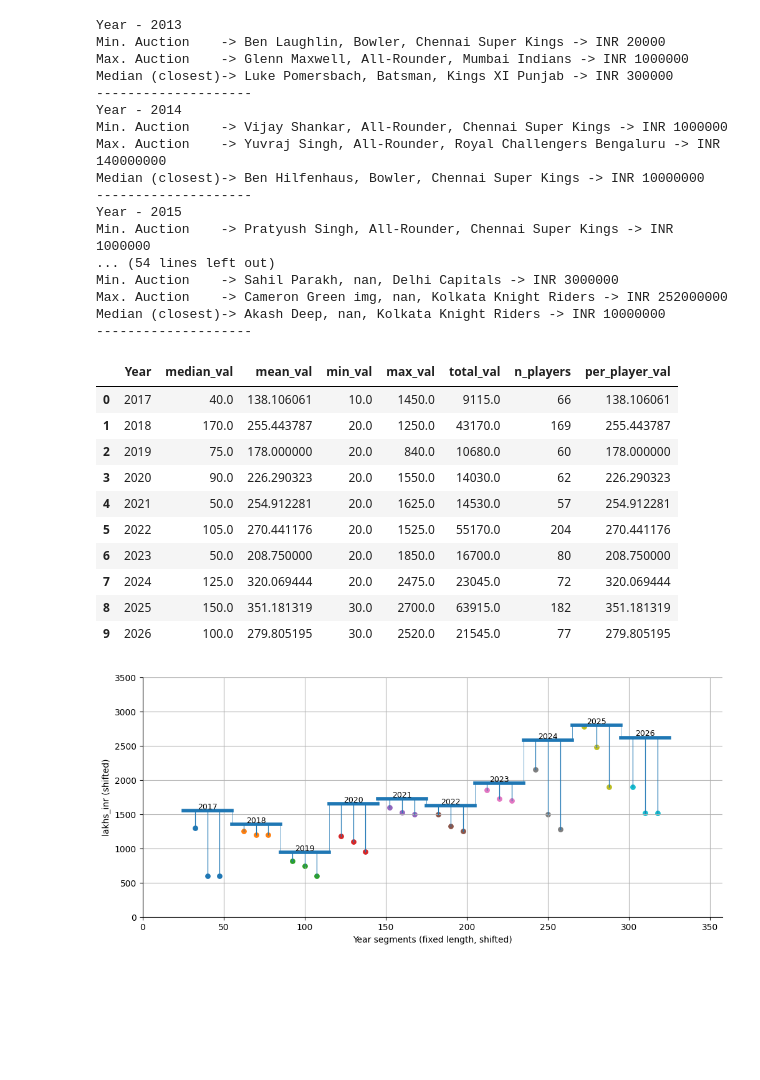
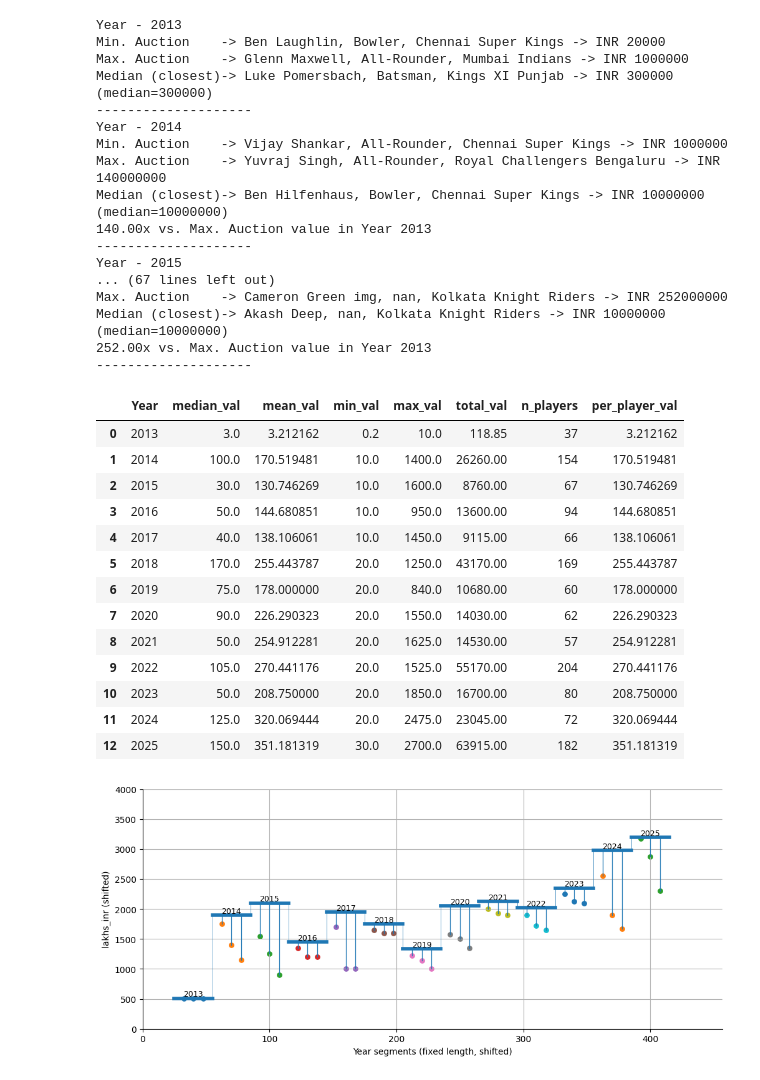
Before and after one commit to debatreyo/IPL-Auctions, a Jupyter notebook: notebooks/viz.ipynb, the cells around one changed output. Cells and saved outputs as stored; diff of their text form; code cells hidden in the pictures; blank space fills up the shorter version.

```diff
--- a/notebooks/viz.ipynb
+++ b/notebooks/viz.ipynb
@@ -19,8 +22,11 @@ df = data.copy()
 # %%
 years = sorted(df["Year"].unique())
 
+base_year = years[0]
+base_year_max = df.loc[df["Year"] == base_year, "Value"].max()
+
 for y in years:
-    sub_df = df[df["Year"] == y].copy()
+    sub_df = df.loc[df["Year"] == y].copy()
 
     # Min
     min_idx = sub_df["Value"].idxmin()
@@ -36,33 +42,38 @@ for y in years:
     max_player_role = sub_df.loc[max_idx, "Role"]
     max_player_team = sub_df.loc[max_idx, "Team"]
 
-    # Median (pick closest value to median)
+    # Median (pick closest player to median)
     median_auction = sub_df["Value"].median()
     median_idx = (sub_df["Value"] - median_auction).abs().idxmin()
     median_player = sub_df.loc[median_idx, "Player"]
     median_player_role = sub_df.loc[median_idx, "Role"]
     median_player_team = sub_df.loc[median_idx, "Team"]
+    median_player_value = sub_df.loc[median_idx, "Value"]  # <-- closest player's actual value
 
     print(f"Year - {y}")
     print(f"Min. Auction    -> {min_player}, {min_player_role}, {min_player_team} -> INR {min_auction:.0f}")
     print(f"Max. Auction    -> {max_player}, {max_player_role}, {max_player_team} -> INR {max_auction:.0f}")
-    print(f"Median (closest)-> {median_player}, {median_player_role}, {median_player_team} -> INR {median_auction:.0f}")
+    print(f"Median (closest)-> {median_player}, {median_player_role}, {median_player_team} -> INR {median_player_value:.0f} (median={median_auction:.0f})")
+
+    if y != base_year:
+        print(f"{(max_auction / base_year_max):.2f}x vs. Max. Auction value in Year {base_year}")
+
     print("--" * 10)
 # %% [output]
 Year - 2013
 Min. Auction    -> Ben Laughlin, Bowler, Chennai Super Kings -> INR 20000
 Max. Auction    -> Glenn Maxwell, All-Rounder, Mumbai Indians -> INR 1000000
-Median (closest)-> Luke Pomersbach, Batsman, Kings XI Punjab -> INR 300000
+Median (closest)-> Luke Pomersbach, Batsman, Kings XI Punjab -> INR 300000 (median=300000)
 --------------------
 Year - 2014
 Min. Auction    -> Vijay Shankar, All-Rounder, Chennai Super Kings -> INR 1000000
 Max. Auction    -> Yuvraj Singh, All-Rounder, Royal Challengers Bengaluru -> INR 140000000
-Median (closest)-> Ben Hilfenhaus, Bowler, Chennai Super Kings -> INR 10000000
+Median (closest)-> Ben Hilfenhaus, Bowler, Chennai Super Kings -> INR 10000000 (median=10000000)
+140.00x vs. Max. Auction value in Year 2013
 --------------------
 Year - 2015
-Min. Auction    -> Pratyush Singh, All-Rounder, Chennai Super Kings -> INR 1000000
-... (54 lines left out)
-Min. Auction    -> Sahil Parakh, nan, Delhi Capitals -> INR 3000000
+... (67 lines left out)
 Max. Auction    -> Cameron Green img, nan, Kolkata Knight Riders -> INR 252000000
-Median (closest)-> Akash Deep, nan, Kolkata Knight Riders -> INR 10000000
+Median (closest)-> Akash Deep, nan, Kolkata Knight Riders -> INR 10000000 (median=10000000)
+252.00x vs. Max. Auction value in Year 2013
 --------------------
@@ -72,7 +80,8 @@ df["Value Lakh"] = df["Value"] / 100000
 # %%
-year_start = 2017
+year_start = 2013
+year_end = 2025
 
-df2 = df[df["Year"]>=year_start]
+df2 = df[(df["Year"]>=year_start) & (df["Year"]<=year_end)]
 # %%
 
 df_group = df2.groupby(by=["Year"], as_index=False).agg(
@@ -89,19 +98,22 @@ df_group["per_player_val"] = df_group["total_val"]/df_group["n_players"]
 df_group
 # %% [output]
 |  | Year | median_val | mean_val | min_val | max_val | total_val | n_players | per_player_val |
-| 0 | 2017 | 40.0 | 138.106061 | 10.0 | 1450.0 | 9115.0 | 66 | 138.106061 |
-| 1 | 2018 | 170.0 | 255.443787 | 20.0 | 1250.0 | 43170.0 | 169 | 255.443787 |
-| 2 | 2019 | 75.0 | 178.000000 | 20.0 | 840.0 | 10680.0 | 60 | 178.000000 |
-| 3 | 2020 | 90.0 | 226.290323 | 20.0 | 1550.0 | 14030.0 | 62 | 226.290323 |
-| 4 | 2021 | 50.0 | 254.912281 | 20.0 | 1625.0 | 14530.0 | 57 | 254.912281 |
-| 5 | 2022 | 105.0 | 270.441176 | 20.0 | 1525.0 | 55170.0 | 204 | 270.441176 |
-| 6 | 2023 | 50.0 | 208.750000 | 20.0 | 1850.0 | 16700.0 | 80 | 208.750000 |
-| 7 | 2024 | 125.0 | 320.069444 | 20.0 | 2475.0 | 23045.0 | 72 | 320.069444 |
-| 8 | 2025 | 150.0 | 351.181319 | 30.0 | 2700.0 | 63915.0 | 182 | 351.181319 |
-| 9 | 2026 | 100.0 | 279.805195 | 30.0 | 2520.0 | 21545.0 | 77 | 279.805195 |
+| 0 | 2013 | 3.0 | 3.212162 | 0.2 | 10.0 | 118.85 | 37 | 3.212162 |
+| 1 | 2014 | 100.0 | 170.519481 | 10.0 | 1400.0 | 26260.00 | 154 | 170.519481 |
+| 2 | 2015 | 30.0 | 130.746269 | 10.0 | 1600.0 | 8760.00 | 67 | 130.746269 |
+| 3 | 2016 | 50.0 | 144.680851 | 10.0 | 950.0 | 13600.00 | 94 | 144.680851 |
+| 4 | 2017 | 40.0 | 138.106061 | 10.0 | 1450.0 | 9115.00 | 66 | 138.106061 |
+| 5 | 2018 | 170.0 | 255.443787 | 20.0 | 1250.0 | 43170.00 | 169 | 255.443787 |
+| 6 | 2019 | 75.0 | 178.000000 | 20.0 | 840.0 | 10680.00 | 60 | 178.000000 |
+| 7 | 2020 | 90.0 | 226.290323 | 20.0 | 1550.0 | 14030.00 | 62 | 226.290323 |
+| 8 | 2021 | 50.0 | 254.912281 | 20.0 | 1625.0 | 14530.00 | 57 | 254.912281 |
+| 9 | 2022 | 105.0 | 270.441176 | 20.0 | 1525.0 | 55170.00 | 204 | 270.441176 |
+| 10 | 2023 | 50.0 | 208.750000 | 20.0 | 1850.0 | 16700.00 | 80 | 208.750000 |
+| 11 | 2024 | 125.0 | 320.069444 | 20.0 | 2475.0 | 23045.00 | 72 | 320.069444 |
+| 12 | 2025 | 150.0 | 351.181319 | 30.0 | 2700.0 | 63915.00 | 182 | 351.181319 |
 # %%
 line_thickness = 4
-y_offset = 100       # shifts everything UP/DOWN (add to every y)
+y_offset = 500       # shifts everything UP/DOWN (add to every y)
 x_offset = 25        # shifts everything RIGHT/LEFT (add to every x)
 
 line_length = 30     # SAME length for every thick segment (in x-units)
@@ -179,31 +191,31 @@ for _, r in df_group.sort_values("Year").iterrows():
 
         # equispaced positions across this thick line
         x_pts = even_slot_midpoints(x_start, x_end, top_vals.size, pad_frac=pad_frac)
         y_tips = top_vals + y_offset
 
         # stems + heads
         for xi, yi in zip(x_pts, y_tips):
             ax.add_line(Line2D([xi, xi], [y_base, yi], linewidth=stem_thickness))
         ax.scatter(x_pts, y_tips, s=dot_size)
 
     # ---------------------------
     prev_start_x = x_start
     prev_y = y_base
 
     # advance cursor in base space (fixed length + gap)
     x_cursor = x_end_base + gap
 
 # axis limits
 y_max = max(df_group["max_val"].max(), df2["Value Lakh"].max()) + y_offset
 ax.set_xlim(0, (x_offset + x_cursor) * 1.1)
 ax.set_ylim(0, y_max * 1.25)
 
 ax.set_xlabel("Year segments (fixed length, shifted)")
 ax.set_ylabel("lakhs_inr (shifted)")
 ax.spines[["top", "right"]].set_visible(False)
 
 ax.grid()
 
 plt.show()
 # %% [output]
-[figure, old version]
+[figure, new version]
```
Also changed, not shown: parts of 2 cells of this notebook.
